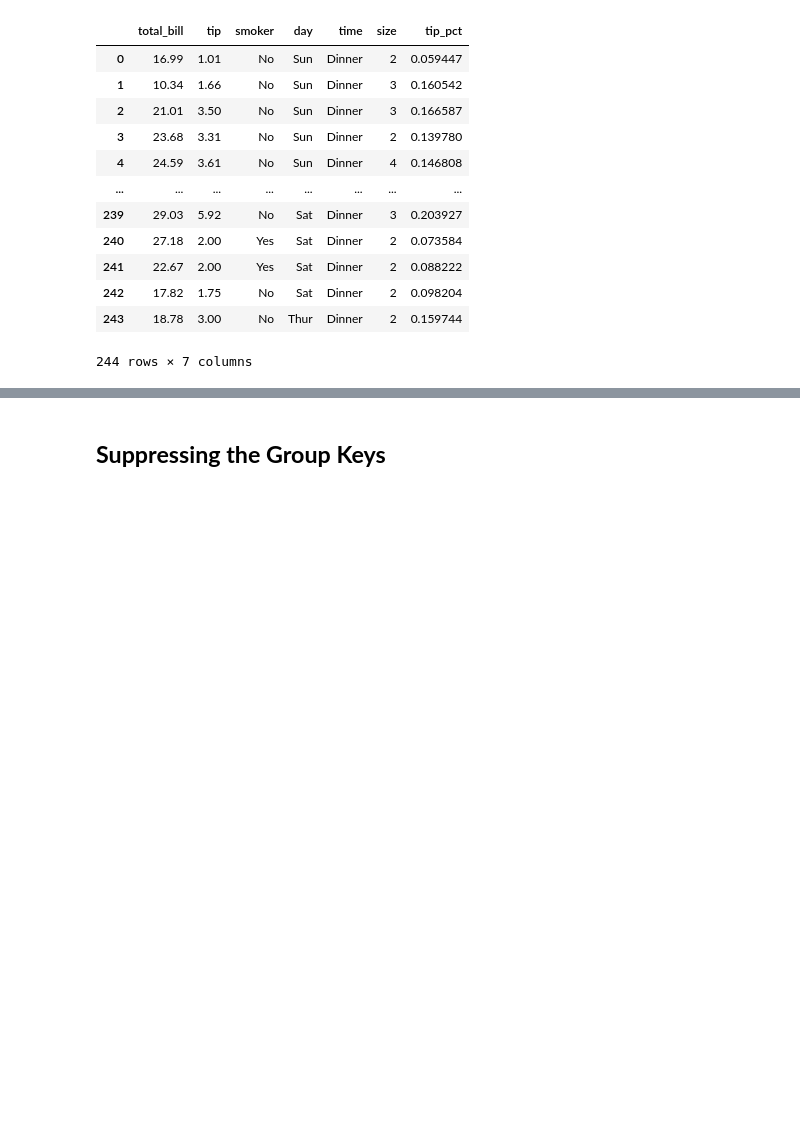
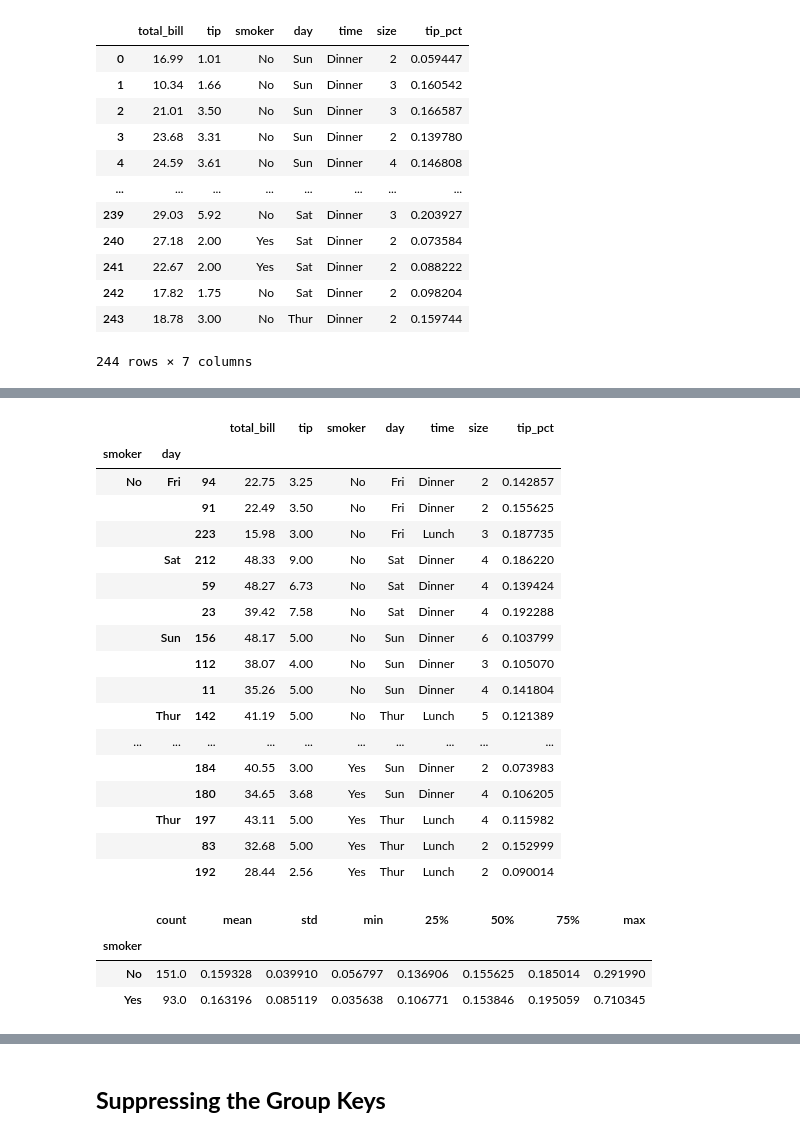
Before and after one commit to DianaKahar/STQD-Data-science, a Jupyter notebook: P137263_Week12_DataAggregation_20231227_WC.ipynb, the cells around one changed output, grey strips where cells are left out. Drawn from its saved outputs; the diff is of its cells as text; code cells hidden in the pictures; blank space fills up the shorter version.

```diff
--- a/P137263_Week12_DataAggregation_20231227_WC.ipynb
+++ b/P137263_Week12_DataAggregation_20231227_WC.ipynb
@@ -320,3 +393,5 @@ grouped.describe?
 # %%
 # Get the tipping dataset from github
 # download here: https://bit.ly/3VyE0vP
+tips = pd.read_csv('https://bit.ly/3VyE0vP')
+tips
@@ -323,2 +412,4 @@ grouped.describe?
 # %%
 # Add additional column
+tips['tip_pct']= tips['tip']/tips['total_bill']
+tips
@@ -352,6 +575,9 @@ grouped.describe?
 # %%
 # Define a function called 'top'
 # select the top five tip_pct values by group
+# write function when something is repetitive (makes it easier)
+def top(df, n= 5, column = 'tip_pct'):
+  return df.sort_values(column, ascending = False)[:n]
 # %%
 # Display tips content
 tips
@@ -379,8 +628,36 @@ tips
 # %%
 # Pass additional argument after the function
 # Overwrite the default values
+tips.groupby(['smoker','day']).apply(top, n= 3, column= 'total_bill')
+# %% [output]
+|  |  |  | total_bill | tip | smoker | day | time | size | tip_pct |
+| smoker | day |  |  |  |  |  |  |  |  |
+| No | Fri | 94 | 22.75 | 3.25 | No | Fri | Dinner | 2 | 0.142857 |
+|  |  | 91 | 22.49 | 3.50 | No | Fri | Dinner | 2 | 0.155625 |
+|  |  | 223 | 15.98 | 3.00 | No | Fri | Lunch | 3 | 0.187735 |
+|  | Sat | 212 | 48.33 | 9.00 | No | Sat | Dinner | 4 | 0.186220 |
+|  |  | 59 | 48.27 | 6.73 | No | Sat | Dinner | 4 | 0.139424 |
+|  |  | 23 | 39.42 | 7.58 | No | Sat | Dinner | 4 | 0.192288 |
+|  | Sun | 156 | 48.17 | 5.00 | No | Sun | Dinner | 6 | 0.103799 |
+|  |  | 112 | 38.07 | 4.00 | No | Sun | Dinner | 3 | 0.105070 |
+|  |  | 11 | 35.26 | 5.00 | No | Sun | Dinner | 4 | 0.141804 |
+|  | Thur | 142 | 41.19 | 5.00 | No | Thur | Lunch | 5 | 0.121389 |
+| ... | ... | ... | ... | ... | ... | ... | ... | ... | ... |
+|  |  | 184 | 40.55 | 3.00 | Yes | Sun | Dinner | 2 | 0.073983 |
+|  |  | 180 | 34.65 | 3.68 | Yes | Sun | Dinner | 4 | 0.106205 |
+|  | Thur | 197 | 43.11 | 5.00 | Yes | Thur | Lunch | 4 | 0.115982 |
+|  |  | 83 | 32.68 | 5.00 | Yes | Thur | Lunch | 2 | 0.152999 |
+|  |  | 192 | 28.44 | 2.56 | Yes | Thur | Lunch | 2 | 0.090014 |
 # %%
 # Using describe() function to get descriptive statistics
+# in wide table format
+res = tips.groupby('smoker')['tip_pct'].describe()
+res
+# %% [output]
+|  | count | mean | std | min | 25% | 50% | 75% | max |
+| smoker |  |  |  |  |  |  |  |  |
+| No | 151.0 | 0.159328 | 0.039910 | 0.056797 | 0.136906 | 0.155625 | 0.185014 | 0.291990 |
+| Yes | 93.0 | 0.163196 | 0.085119 | 0.035638 | 0.106771 | 0.153846 | 0.195059 | 0.710345 |
 # %%
 # Unstack
 # Transform table from wide to long format
```
Also changed, not shown: parts of 54 cells of this notebook.
